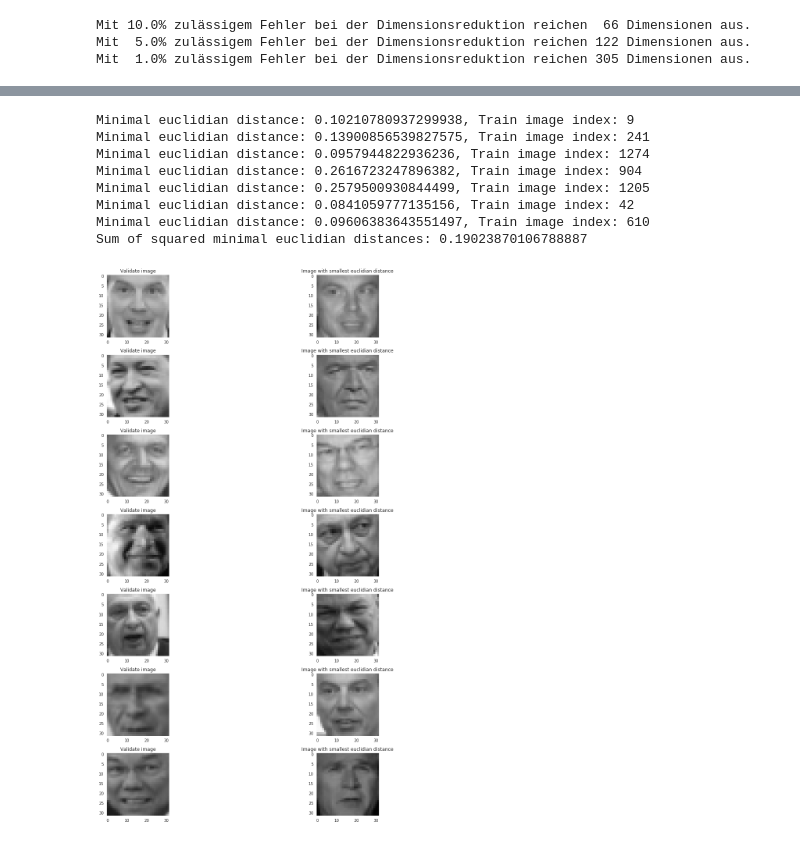
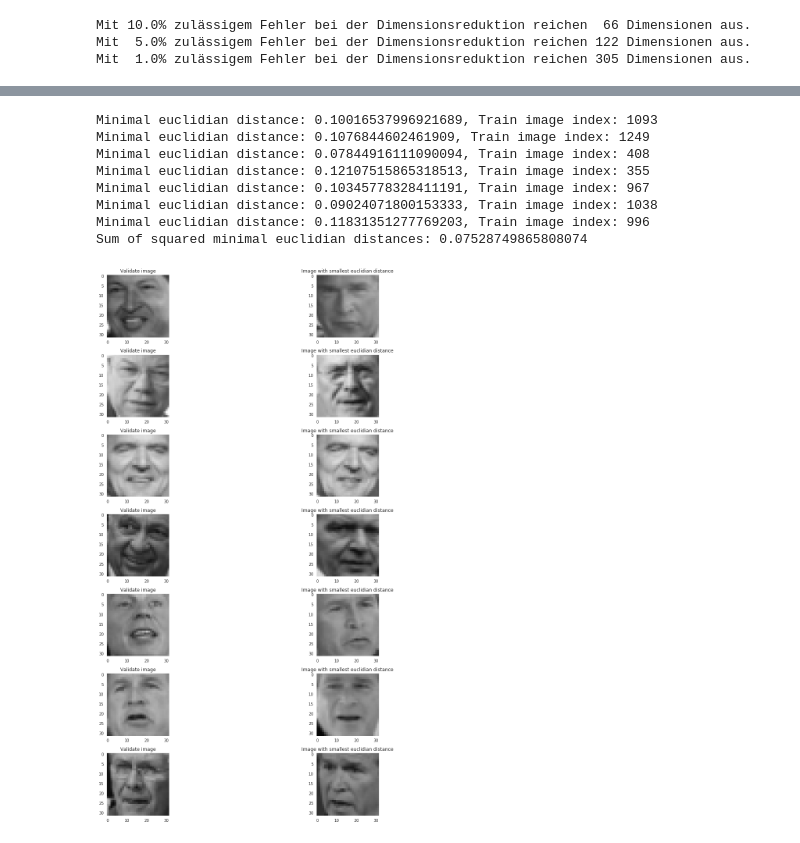
Before and after one commit to hekrause/htwg_mldl, a Jupyter notebook: Uebungen/Uebung02/Notebooks/work.ipynb, the cells around one changed output, grey strips where cells are left out. Drawn from its saved outputs; the diff is of its cells as text; code cells hidden in the pictures.

```diff
--- a/Uebungen/Uebung02/Notebooks/work.ipynb
+++ b/Uebungen/Uebung02/Notebooks/work.ipynb
@@ -313,47 +313,47 @@ for path, dirs, files in os.walk(untar_file_name):
 train = np.asarray(train)
 validate = np.asarray(validate)
 
-dim = 1024
-n_faces = 7
+dim = 330
+n_faces = 49
 data_whitened, eigen_values, principal_components, projected_data, eigen_vectors = pca(train, dim)
 
 train_m = train - train.mean(axis=0)
 train_var = train_m / train_m.std(axis=0)
 train_p = train_var @ eigen_vectors[:, :n_faces]
 
 fig = plt.figure(figsize=(30,20))
 spec = gridspec.GridSpec(ncols=2, nrows=7, figure=fig)
 sum_val = 0
 for i in range(7):
     validate_img_m = validate[i, 0] - train.mean(axis=0)
     validate_img_var = validate_img_m / train_m.std(axis=0)
     validate_img_p = validate_img_var @ eigen_vectors[:, :n_faces]
 
     min_index = 0
     min_val = np.inf
     for j in range(1281):
         min_tmp = np.linalg.norm(train_p[j] - validate_img_p) / n_faces
         if min_tmp < min_val:
             min_val = min_tmp
             min_index = j
     print("Minimal euclidian distance: {}, Train image index: {}".format(min_val, min_index))
     sum_val += min_val**2
     ax1 = fig.add_subplot(spec[i, 0])
     ax2 = fig.add_subplot(spec[i, 1])
     ax1.set_title("Validate image")
     ax2.set_title("Image with smallest euclidian distance")
     validate_img = validate[i, 0].reshape(scale_size, scale_size)
     train_img = train[min_index].reshape(scale_size, scale_size)
     ski.io.imshow(validate_img, cmap="gray", ax=ax1)
     ski.io.imshow(train_img, cmap="gray", ax=ax2)
 print("Sum of squared minimal euclidian distances: {}".format(sum_val))
 # %% [output]
-Minimal euclidian distance: 0.10210780937299938, Train image index: 9
-Minimal euclidian distance: 0.13900856539827575, Train image index: 241
-Minimal euclidian distance: 0.0957944822936236, Train image index: 1274
-Minimal euclidian distance: 0.2616723247896382, Train image index: 904
-Minimal euclidian distance: 0.2579500930844499, Train image index: 1205
-Minimal euclidian distance: 0.0841059777135156, Train image index: 42
-Minimal euclidian distance: 0.09606383643551497, Train image index: 610
-Sum of squared minimal euclidian distances: 0.19023870106788887
+Minimal euclidian distance: 0.10016537996921689, Train image index: 1093
+Minimal euclidian distance: 0.1076844602461909, Train image index: 1249
+Minimal euclidian distance: 0.07844916111090094, Train image index: 408
+Minimal euclidian distance: 0.12107515865318513, Train image index: 355
+Minimal euclidian distance: 0.10345778328411191, Train image index: 967
+Minimal euclidian distance: 0.09024071800153333, Train image index: 1038
+Minimal euclidian distance: 0.11831351277769203, Train image index: 996
+Sum of squared minimal euclidian distances: 0.07528749865808074
-[figure, old version]
+[figure, new version]
```
Also changed, not shown: parts of 6 cells of this notebook, 2 other files.
